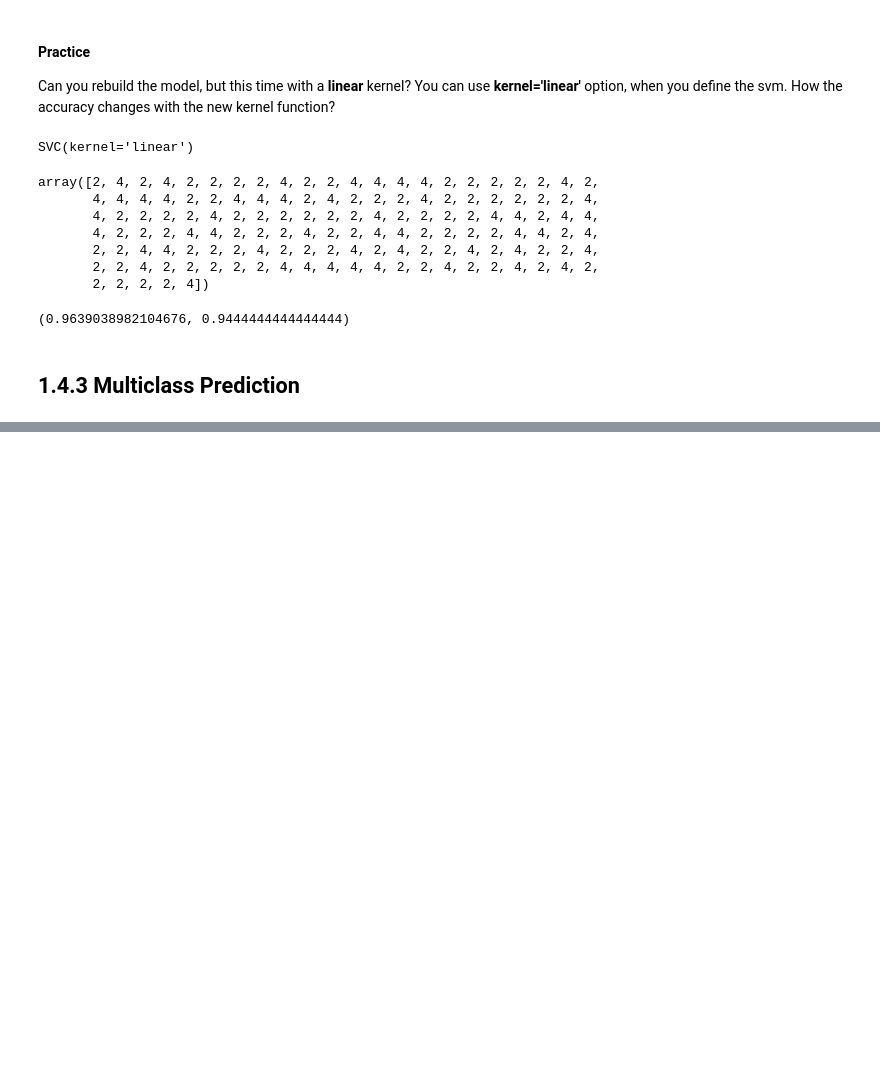
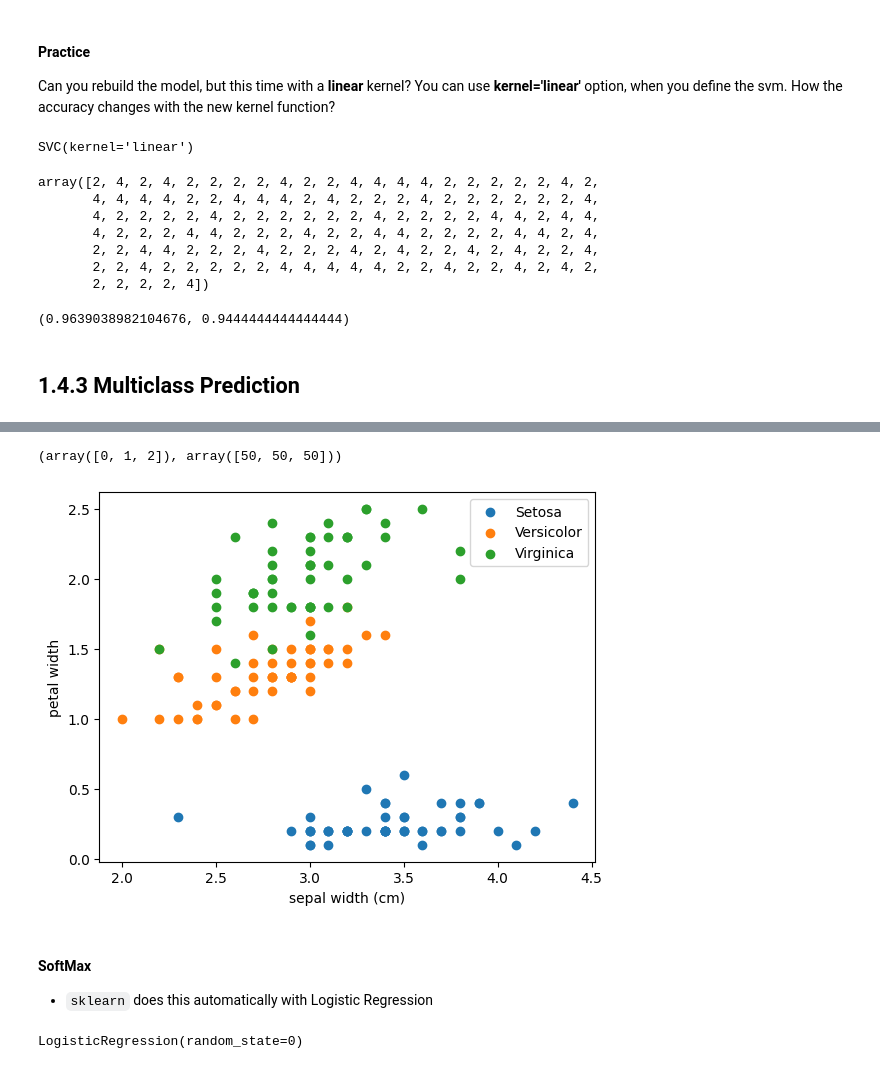
Before and after one commit to PaulToronto/IBM---AI-Engineering-Professional-Certificate, a Jupyter notebook: 1_4_Linear_Classification.ipynb, the cells around one changed output, grey strips where cells are left out. Cells and saved outputs as stored; diff of their text form; code cells hidden in the pictures; blank space fills up the shorter version.

```diff
--- a/1_4_Linear_Classification.ipynb
+++ b/1_4_Linear_Classification.ipynb
@@ -955,0 +1104,3 @@ f1_score(y_test, y_hat2, average='weighted'), jaccard_score(y_test, y_hat2, pos_
+# %%
+iris = datasets.load_iris()
+iris.data[:10]
@@ -955,0 +1118,4 @@ f1_score(y_test, y_hat2, average='weighted'), jaccard_score(y_test, y_hat2, pos_
+# %%
+pair = [1, 3]
+X = iris.data[:, pair]
+X[:10]
@@ -955,0 +1133,26 @@ f1_score(y_test, y_hat2, average='weighted'), jaccard_score(y_test, y_hat2, pos_
+# %%
+y = iris.target
+np.unique(y, return_counts=True)
+# %% [output]
+(array([0, 1, 2]), array([50, 50, 50]))
+# %%
+class_names = ['Setosa', 'Versicolor', 'Virginica']
+
+for i, class_name in enumerate(class_names):
+    plt.scatter(X[y == i, 0], X[y == i, 1], label=class_name)
+
+plt.xlabel("sepal width (cm)")
+plt.ylabel("petal width")
+plt.legend()
+plt.show()
+# %% [output]
+[figure, added]
+# %% [markdown]
+#### SoftMax
+
+- `sklearn` does this automatically with Logistic Regression
+# %%
+lr = LogisticRegression(random_state=0).fit(X, y)
+lr
+# %% [output]
+LogisticRegression(random_state=0)
```
Also changed, not shown: parts of 64 cells of this notebook.
